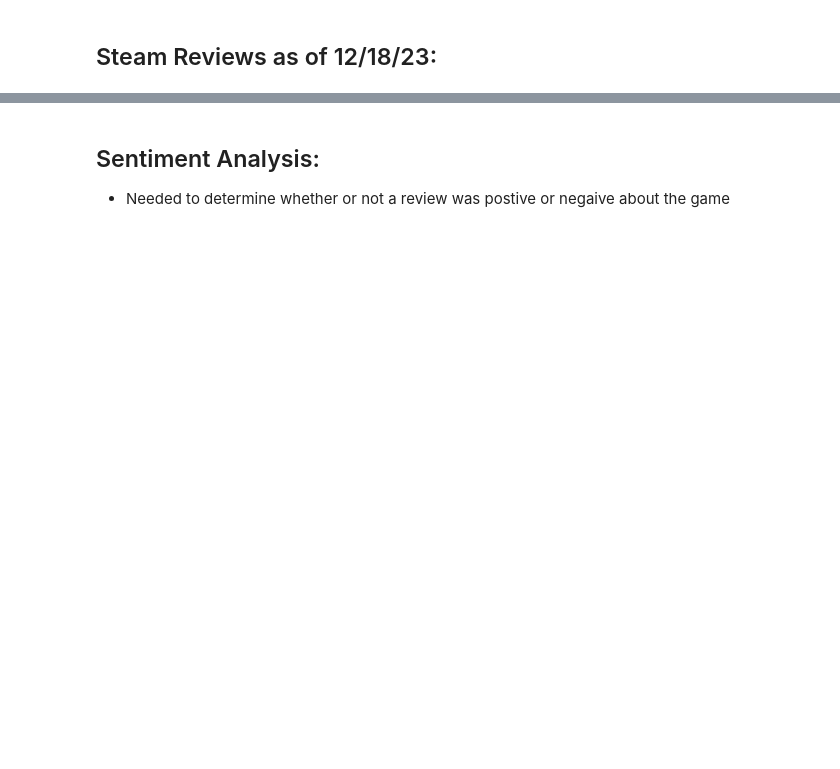
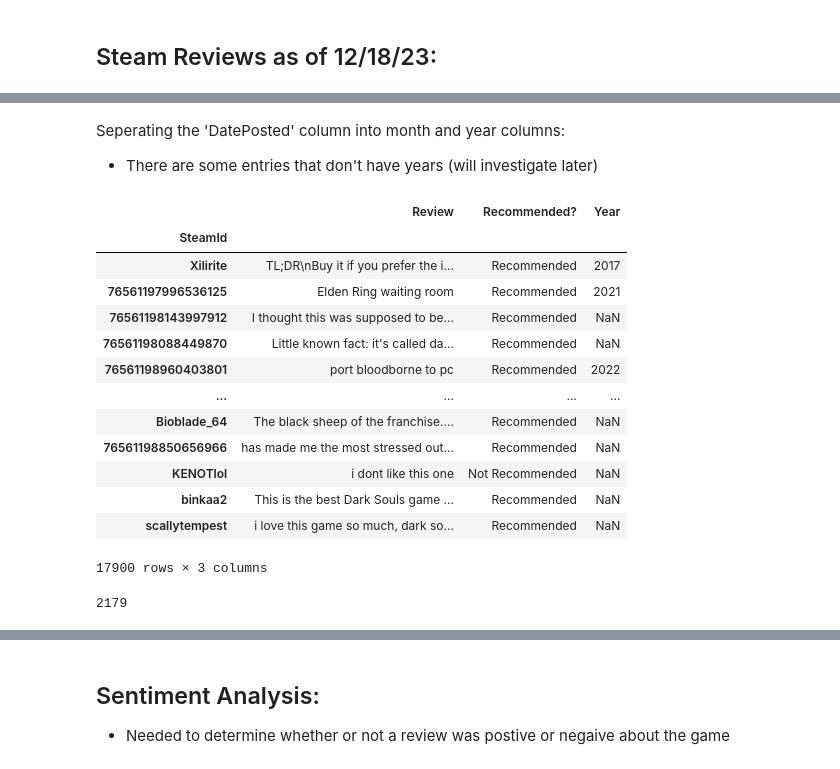
Before and after one commit to BrandonDioneda/Dark-Souls-2-Reviews, a Jupyter notebook: ds2-reviews.ipynb, the cells around one changed output, grey strips where cells are left out. Drawn from its saved outputs; the diff is of its cells as text; code cells hidden in the pictures; blank space fills up the shorter version.

```diff
--- a/ds2-reviews.ipynb
+++ b/ds2-reviews.ipynb
@@ -6,2 +8,5 @@ import pandas as pd
 # %% [markdown]
 ## Steam Reviews as of 12/18/23:
+# %%
+reviews = pd.read_csv('reviews.csv')
+reviews.head()
@@ -7,0 +49,27 @@ import pandas as pd
+# %% [markdown]
+Seperating the 'DatePosted' column into month and year columns:
+- There are some entries that don't have years (will investigate later)
+# %%
+reviews['Date'] = pd.to_datetime(reviews.DatePosted, errors='coerce')
+reviews['Year'] = reviews['Date'].dt.strftime('%Y')
+reviews.drop(columns={'DatePosted', 'Date'}, inplace=True)
+reviews
+# %% [output]
+|  | Review | Recommended? | Year |
+| SteamId |  |  |  |
+| Xilirite | TL;DR\nBuy it if you prefer the i... | Recommended | 2017 |
+| 76561197996536125 | Elden Ring waiting room | Recommended | 2021 |
+| 76561198143997912 | I thought this was supposed to be... | Recommended | NaN |
+| 76561198088449870 | Little known fact: it's called da... | Recommended | NaN |
+| 76561198960403801 | port bloodborne to pc | Recommended | 2022 |
+| ... | ... | ... | ... |
+| Bioblade_64 | The black sheep of the franchise.... | Recommended | NaN |
+| 76561198850656966 | has made me the most stressed out... | Recommended | NaN |
+| KENOTlol | i dont like this one | Not Recommended | NaN |
+| binkaa2 | This is the best Dark Souls game ... | Recommended | NaN |
+| scallytempest | i love this game so much, dark so... | Recommended | NaN |
+17900 rows × 3 columns
+# %%
+reviews.Year.isna().sum()
+# %% [output]
+2179
```
Also changed, not shown: parts of 24 cells of this notebook, 7 other files.
